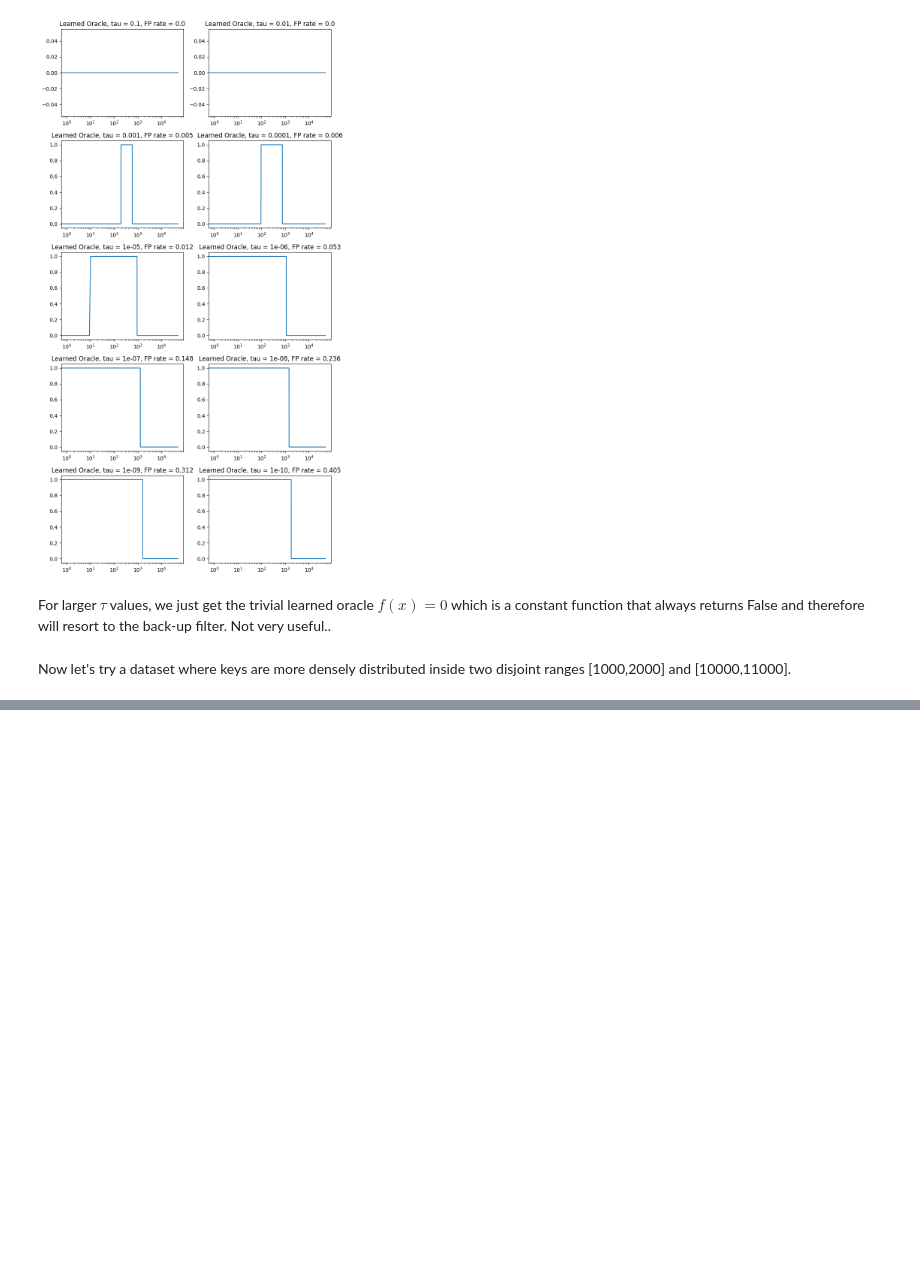
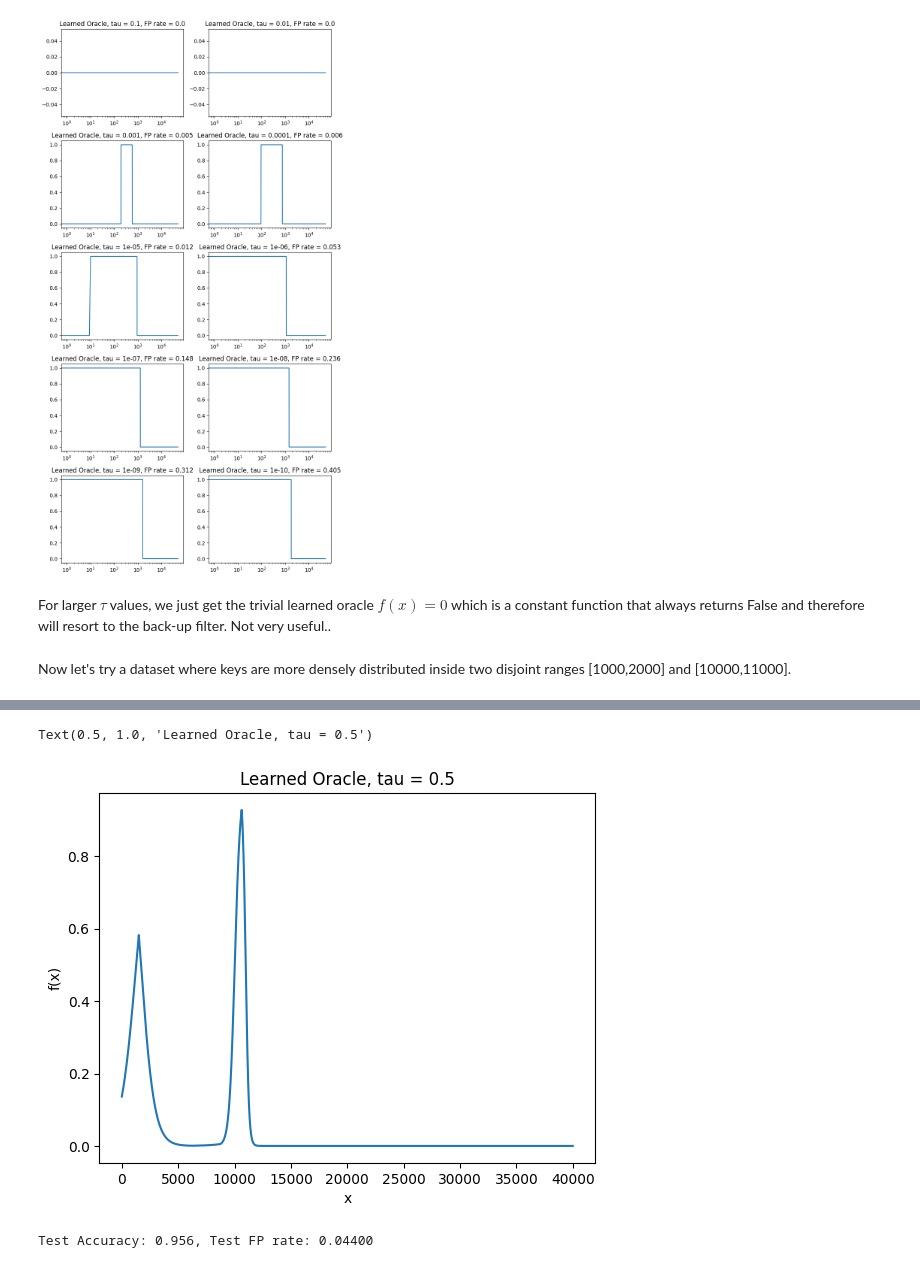
Before and after one commit to tsultan16/Learned_Bloom_Filter, a Jupyter notebook: learned_bloom.ipynb, the cells around one changed output, grey strips where cells are left out. Drawn from its saved outputs; the diff is of its cells as text; code cells hidden in the pictures; blank space fills up the shorter version.

```diff
--- a/learned_bloom.ipynb
+++ b/learned_bloom.ipynb
@@ -485,0 +518,38 @@ Text(0.5, 1.0, 'Learned Oracle, tau = 0.25')
+# %%
+train(train_dataloader, model, optimizer, num_epochs=800, device=device)
+# %%
+# compute model predictions for all universe items
+universe = x_norm
+predictions = []
+model.eval()
+with torch.no_grad():
+    # compute in batches
+    for i in range(0, len(universe), batch_size):
+        x = torch.tensor(universe[i:i+batch_size], dtype=torch.float32).unsqueeze(1).to(device)
+        outputs = model(x)
+        # apply softmax to get class probabilities
+        predicted = torch.nn.Softmax(dim=1)(outputs)
+        predictions.extend(predicted[:,1].cpu().numpy())
+
+tau = 0.5
+
+x = x_all
+#f = [1 if p > tau else 0 for p in predictions]
+#f_neg_test = [f[x] for x,_ in negative_samples_test]
+#FP_rate = sum(f_neg_test) / len(f_neg_test)
+#print(f"Test FP rate: {FP_rate:.5f}")
+f = predictions
+
+# plot the model predictions
+plt.plot(x, f)
+plt.xlabel('x')
+plt.ylabel('f(x)')
+plt.title('Learned Oracle, tau = '+ str(tau))
+#plt.xscale('log')
+# %% [output]
+Text(0.5, 1.0, 'Learned Oracle, tau = 0.5')
+[figure, added]
+# %%
+FP_rate, xy = evaluate(test_dataloader, model, tau=0.9, device='cuda')
+# %% [output]
+Test Accuracy: 0.956, Test FP rate: 0.04400
```
Also changed, not shown: parts of 7 cells of this notebook.
